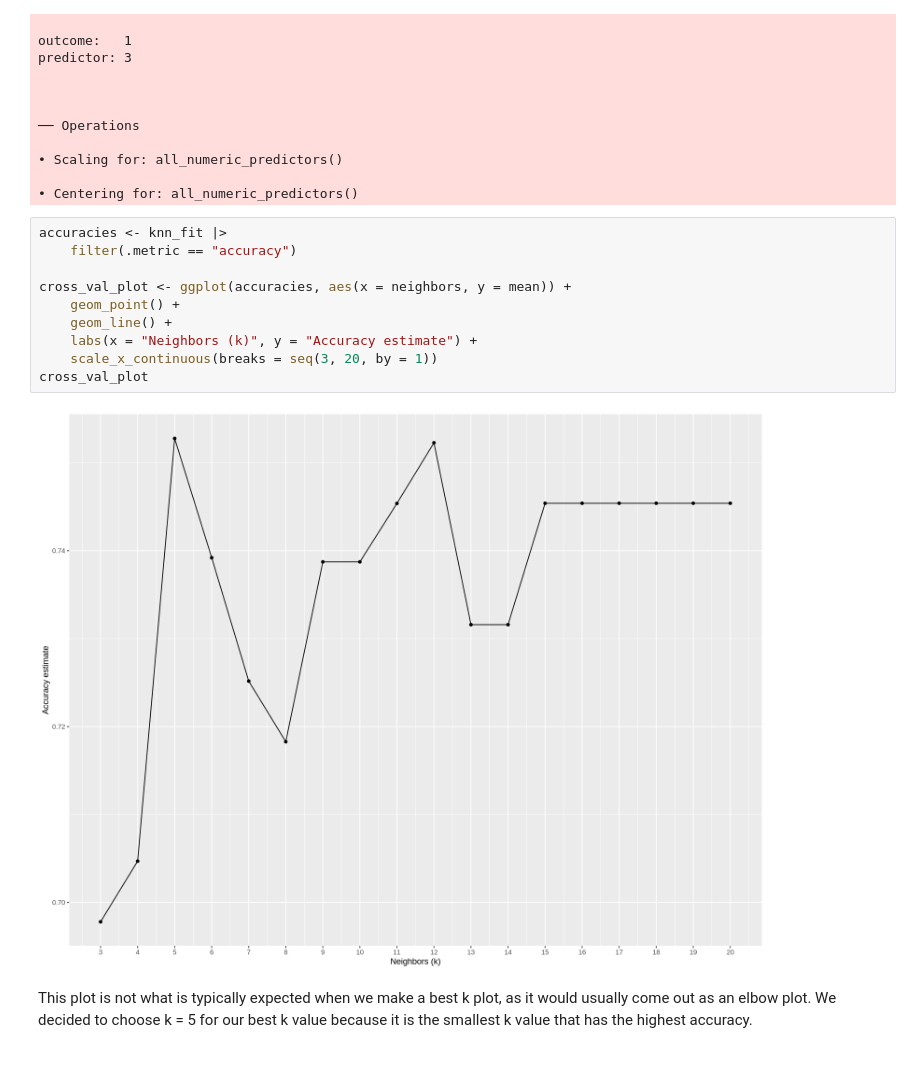
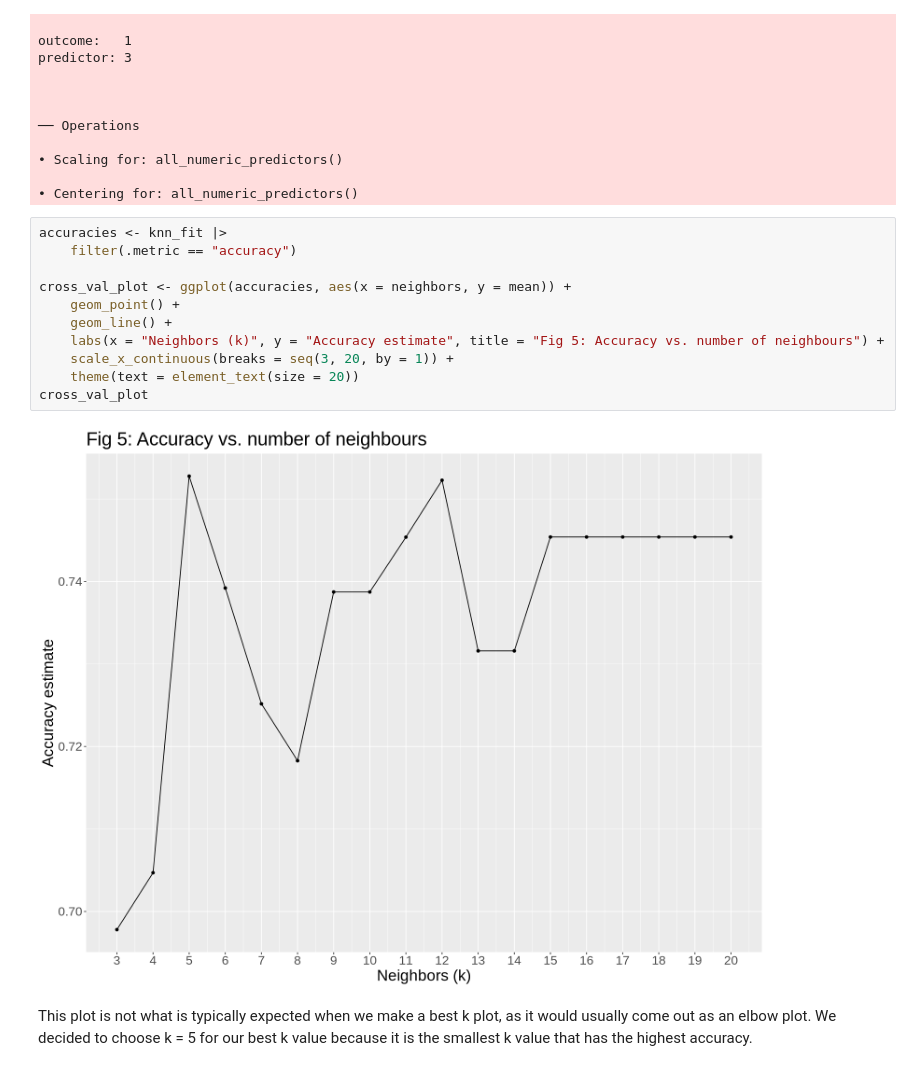
Before and after one commit to msyr125/DSCI-100-GROUP-PROJECT, a Jupyter notebook: final_report.ipynb, the cells around one changed output. Cells and saved outputs as stored; diff of their text form.

```diff
--- a/final_report.ipynb
+++ b/final_report.ipynb
@@ -360,15 +364,16 @@ predictor: 3
 # %%
 accuracies <- knn_fit |>
     filter(.metric == "accuracy")
 
 cross_val_plot <- ggplot(accuracies, aes(x = neighbors, y = mean)) +
     geom_point() +
     geom_line() +
-    labs(x = "Neighbors (k)", y = "Accuracy estimate") +
-    scale_x_continuous(breaks = seq(3, 20, by = 1))
+    labs(x = "Neighbors (k)", y = "Accuracy estimate", title = "Fig 5: Accuracy vs. number of neighbours") +
+    scale_x_continuous(breaks = seq(3, 20, by = 1)) +
+    theme(text = element_text(size = 20))
 cross_val_plot
 # %% [output]
-[figure, old version]
+[figure, new version]
 # %% [markdown]
 This plot is not what is typically expected when we make a best k plot, as it would usually come out as an elbow plot. We decided to choose k = 5 for our best k value because it is the smallest k value that has the highest accuracy.
 # %%
```
Also changed, not shown: parts of 7 cells of this notebook.
